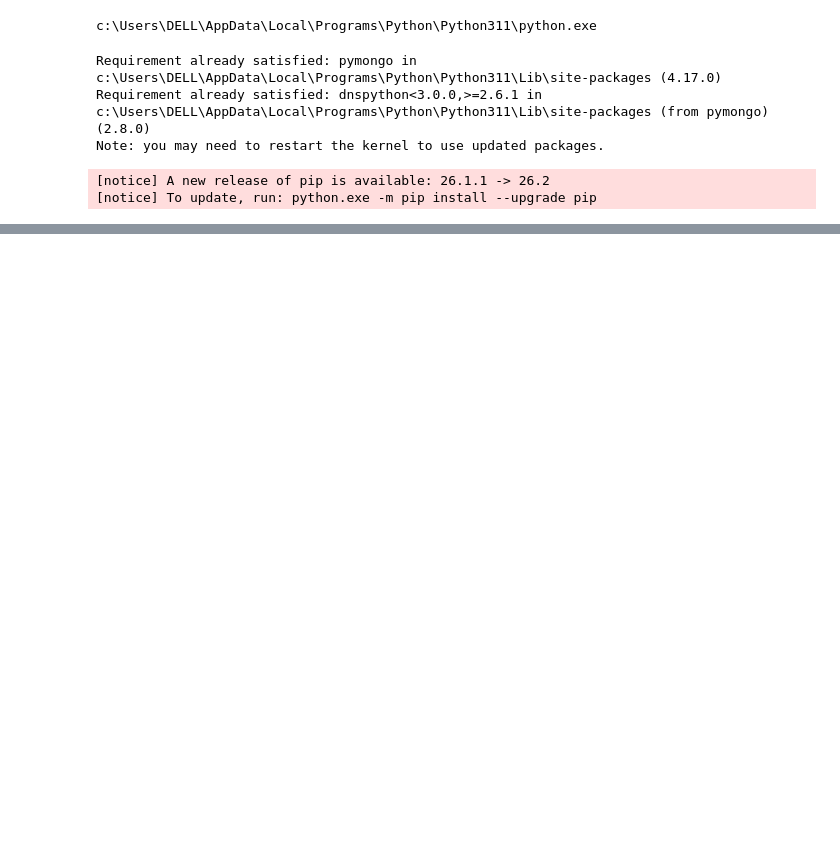
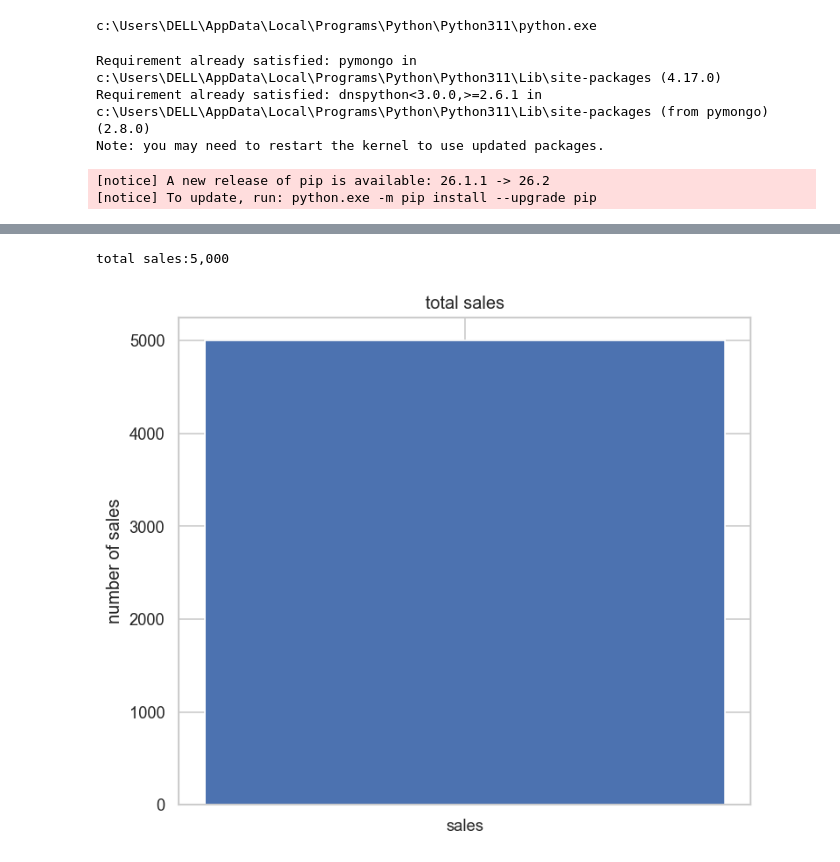
Before and after one commit to saikrishna4389/casestudy_DB, a Jupyter notebook: notebook/Q1.ipynb, the cells around one changed output, grey strips where cells are left out. Saved outputs shown, nothing was run; the diff lists cells and outputs as text; code cells hidden in the pictures; blank space fills up the shorter version.

```diff
--- a/notebook/Q1.ipynb
+++ b/notebook/Q1.ipynb
@@ -58,0 +89,6 @@ Documents  : 0
+# %%
+from pymongo import MongoClient
+
+client = MongoClient("mongodb://localhost:27017")
+
+print(client.list_database_names())
@@ -58,0 +97,3 @@ Documents  : 0
+# %%
+db = client["sample_supplies"]
+collection = db["sales"]
@@ -58,0 +120,18 @@ Documents  : 0
+# %%
+print(f"total sales:{ collection.count_documents({}):,}")
+# %% [output]
+total sales:5,000
+# %%
+plt.figure(figsize=(7, 6))
+
+plt.bar(
+    ["sales"],
+    [collection.count_documents({})]
+)
+
+plt.title("total sales")
+plt.ylabel("number of sales")
+
+plt.show()
+# %% [output]
+[figure, added]
```
Also changed, not shown: parts of 5 cells of this notebook, 2 other files.
